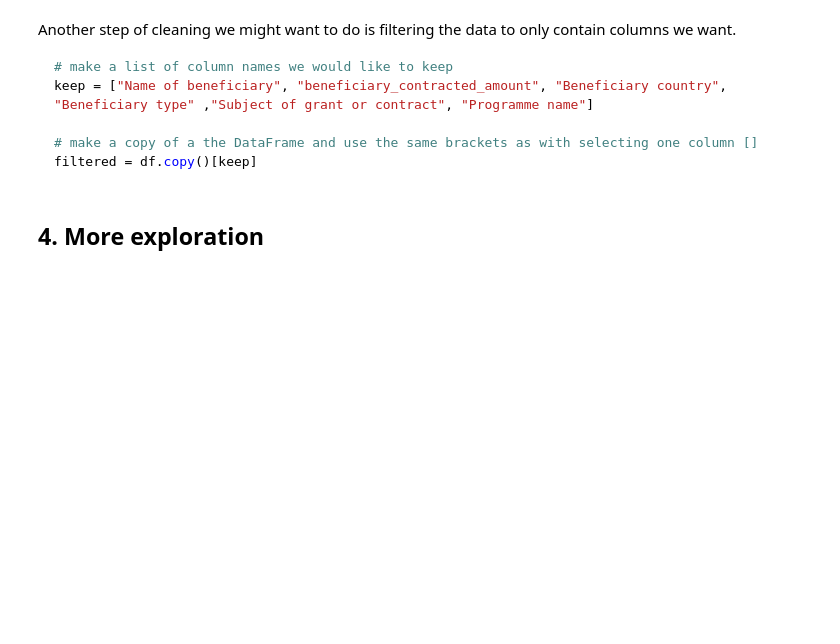
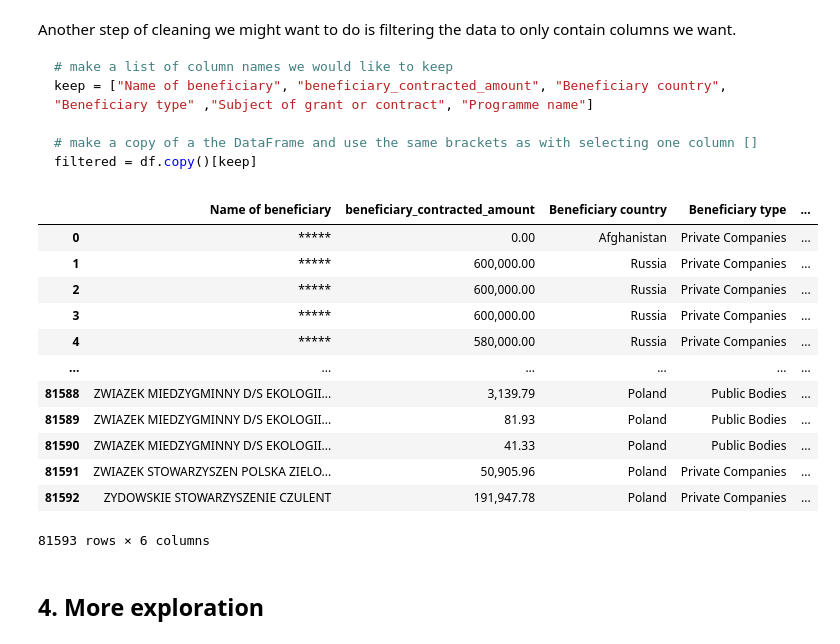
Before and after one commit to zufanka/2022-MIJ-PYTHON, a Jupyter notebook: 2-pandas.ipynb, the cells around one changed output. Drawn from its saved outputs; the diff is of its cells as text; code cells hidden in the pictures; blank space fills up the shorter version.

```diff
--- a/2-pandas.ipynb
+++ b/2-pandas.ipynb
@@ -166,3 +323,19 @@ filtered = df.copy()[keep]
+# %%
+filtered
+# %% [output]
+|  | Name of beneficiary | beneficiary_contracted_amount | Beneficiary country | Beneficiary type | ... |
+| 0 | ***** | 0.00 | Afghanistan | Private Companies | ... |
+| 1 | ***** | 600,000.00 | Russia | Private Companies | ... |
+| 2 | ***** | 600,000.00 | Russia | Private Companies | ... |
+| 3 | ***** | 600,000.00 | Russia | Private Companies | ... |
+| 4 | ***** | 580,000.00 | Russia | Private Companies | ... |
+| ... | ... | ... | ... | ... | ... |
+| 81588 | ZWIAZEK MIEDZYGMINNY D/S EKOLOGII... | 3,139.79 | Poland | Public Bodies | ... |
+| 81589 | ZWIAZEK MIEDZYGMINNY D/S EKOLOGII... | 81.93 | Poland | Public Bodies | ... |
+| 81590 | ZWIAZEK MIEDZYGMINNY D/S EKOLOGII... | 41.33 | Poland | Public Bodies | ... |
+| 81591 | ZWIAZEK STOWARZYSZEN POLSKA ZIELO... | 50,905.96 | Poland | Private Companies | ... |
+| 81592 | ZYDOWSKIE STOWARZYSZENIE CZULENT | 191,947.78 | Poland | Private Companies | ... |
+81593 rows × 6 columns
 # %% [markdown]
 ## 4. More exploration
 # %% [markdown]
```
Also changed, not shown: parts of 25 cells of this notebook.
